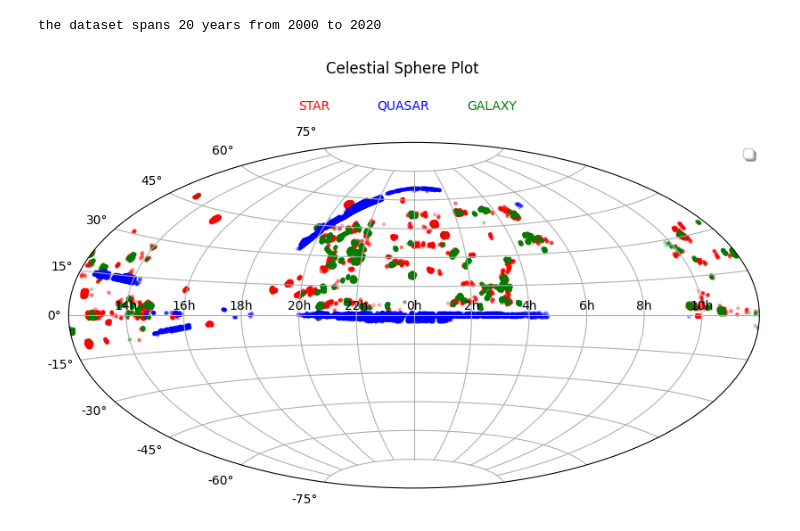
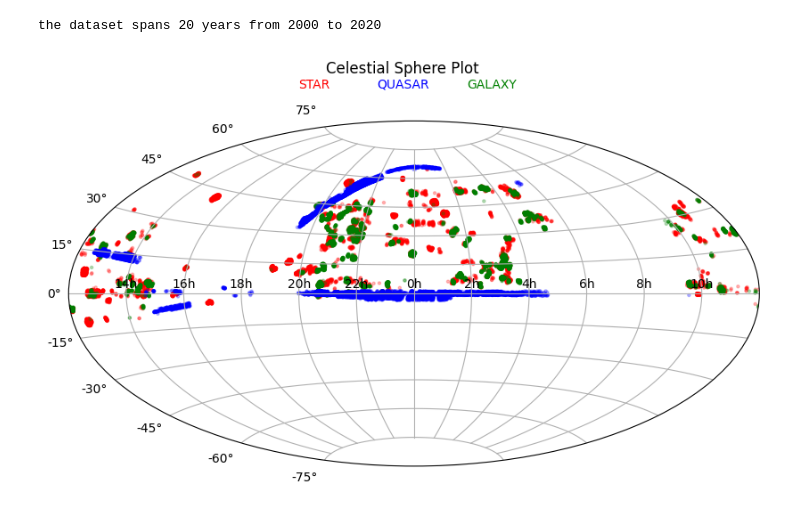
Before and after one commit to 0tv0renakniga/dsc_207_final_project, a Jupyter notebook: sdss_project.ipynb, the cells around one changed output. Saved outputs shown, nothing was run; the diff lists cells and outputs as text; code cells hidden in the pictures.

Commit message:
calc distance and plot them

```diff
--- a/sdss_project.ipynb
+++ b/sdss_project.ipynb
@@ -89,34 +90,34 @@ the dataset spans 20 years from 2000 to 2020
 # %%
 # we know temporal spread of data lets look at spacial distribution
 
-def plot_celestial(ra_deg, dec_deg, obj_class,title="Celestial Sphere Plot"):
+def plot_celestial(ra_deg, dec_deg, obj_class):
     """Plots RA and Dec on an Aitoff projection."""
     fig = plt.figure(figsize=(10, 8))
     ax = fig.add_subplot(111, projection='aitoff')
     ax.grid(True)
     # Convert RA to -180 to 180 range for Aitoff projection
     # 0 to 360 --> -180 to 180 by subtracting 180
     ra_deg = ra_deg-180
 
     # Convert RA to radians
     ra_rad = np.radians(ra_deg)
     dec_rad = np.radians(dec_deg)
     # Create a dictionary to map classes to colors
     class_colors = {'STAR': 'red', 'QSO': 'blue', 'GALAXY': 'green'}
     colors = [class_colors[c] for c in obj_class]
 
     ax.scatter(ra_rad, dec_rad, s=5, alpha=0.25, color=colors)  # Single color for now
-    ax.legend(bbox_to_anchor=(1, 1), fancybox=True, shadow=True)
-    #ax.set_title(title)
-    fig.text(0.5, 0.83, "Celestial Sphere Plot", ha="center", va="bottom", size="large")
-    fig.text(0.4, 0.780, "STAR", ha="center", va="bottom", size="medium",color="red")
+
+    # set title
+    fig.text(0.5, 0.80, "Celestial Sphere Plot", ha="center", va="bottom", size="large")
+    fig.text(0.4, 0.78, "STAR", ha="center", va="bottom", size="medium",color="red")
     fig.text(0.5, 0.78, "QUASAR", ha="center", va="bottom", size="medium",color='blue')
     fig.text(0.6,0.78,"GALAXY", ha="center", va="bottom", size="medium",color="green")
 
     # Set tick labels for RA (optional)
     ax.set_xticklabels(['14h', '16h', '18h', '20h', '22h', '0h', '2h', '4h', '6h', '8h', '10h'])
 
     plt.show()
-plot_celestial(df.ra, df.dec, df['class'],title="Celestial Sphere Plot")
+plot_celestial(df.ra, df.dec, df['class'])
 # %% [output]
-[figure, old version]
+[figure, new version]
```
Also changed, not shown: parts of 5 cells of this notebook.
